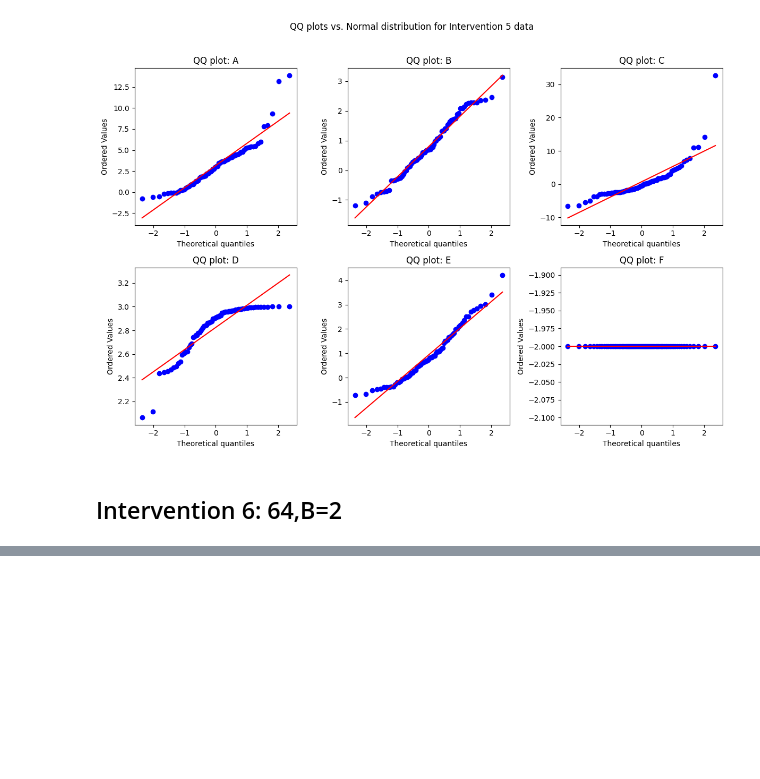
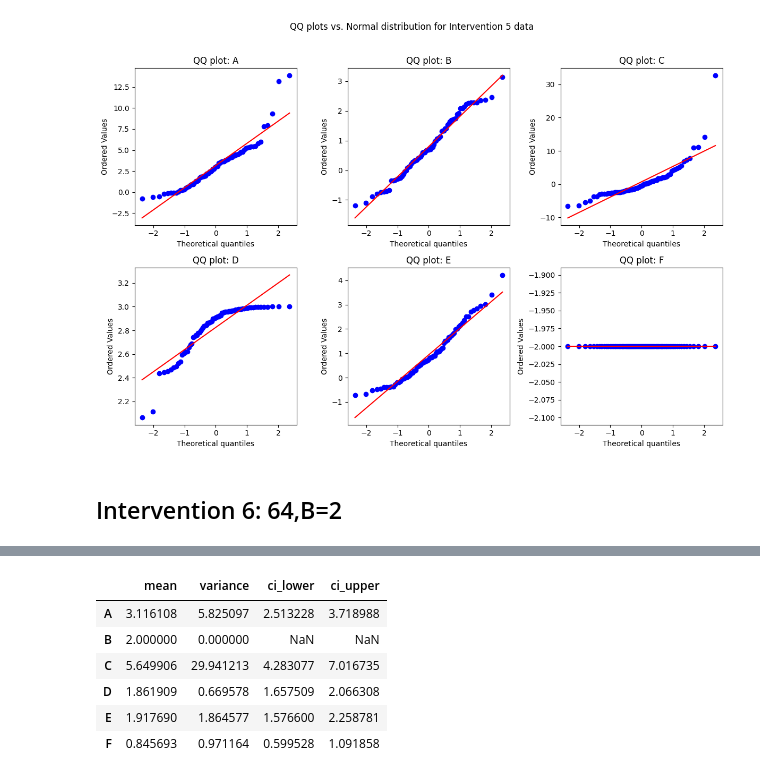
Before and after one commit to claralb2002/Active-Machine-Learning-Assignments, a Jupyter notebook: miniproject3/experiment.ipynb, the cells around one changed output, grey strips where cells are left out. Saved outputs shown, nothing was run; the diff lists cells and outputs as text; code cells hidden in the pictures; blank space fills up the shorter version.

```diff
--- a/miniproject3/experiment.ipynb
+++ b/miniproject3/experiment.ipynb
@@ -385,0 +398,10 @@ plotCorrelation(intervention5, title='Intervention 5 data')
+# %%
+provideStats(intervention6)
+# %% [output]
+|  | mean | variance | ci_lower | ci_upper |
+| A | 3.116108 | 5.825097 | 2.513228 | 3.718988 |
+| B | 2.000000 | 0.000000 | NaN | NaN |
+| C | 5.649906 | 29.941213 | 4.283077 | 7.016735 |
+| D | 1.861909 | 0.669578 | 1.657509 | 2.066308 |
+| E | 1.917690 | 1.864577 | 1.576600 | 2.258781 |
+| F | 0.845693 | 0.971164 | 0.599528 | 1.091858 |
```
Also changed, not shown: parts of 4 cells of this notebook.
